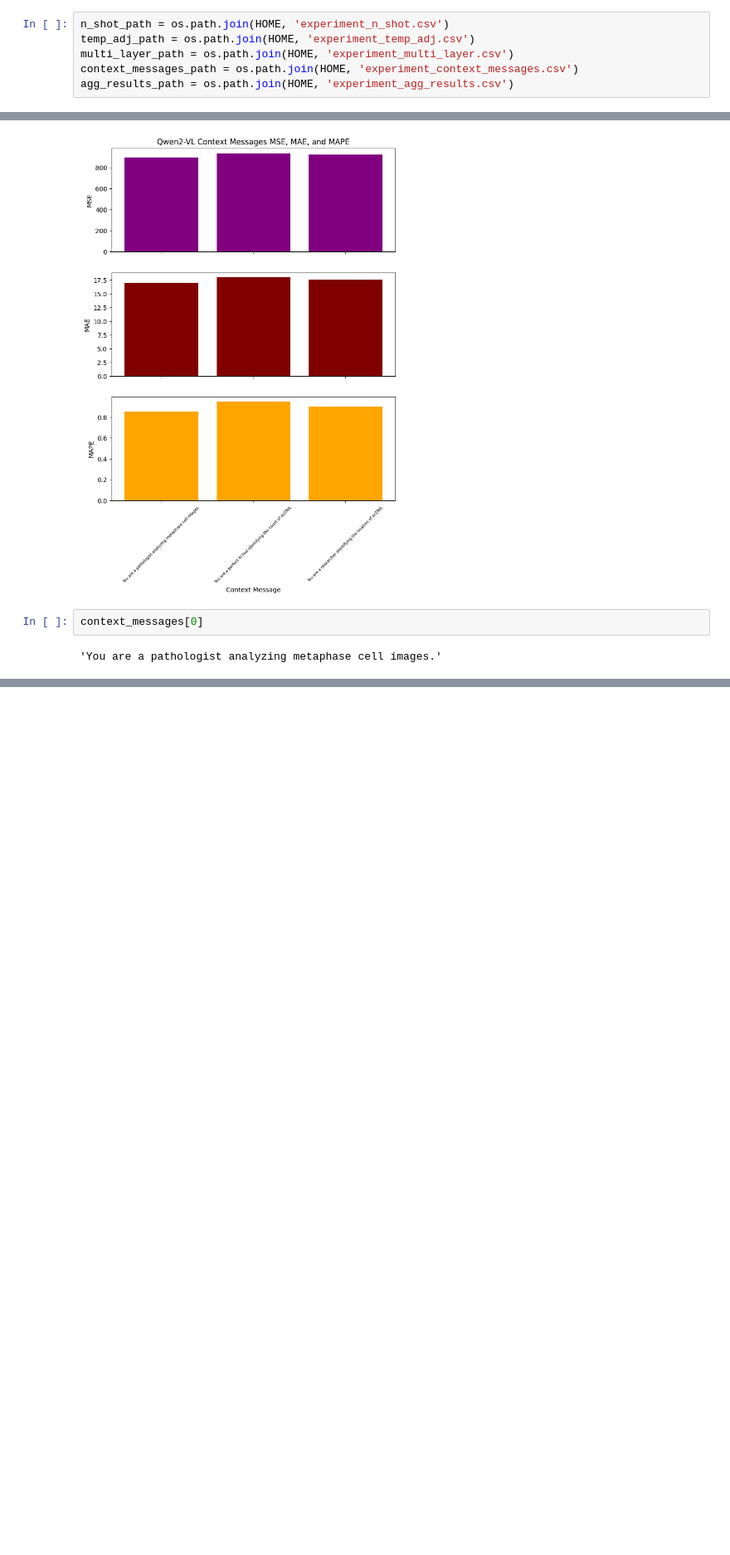
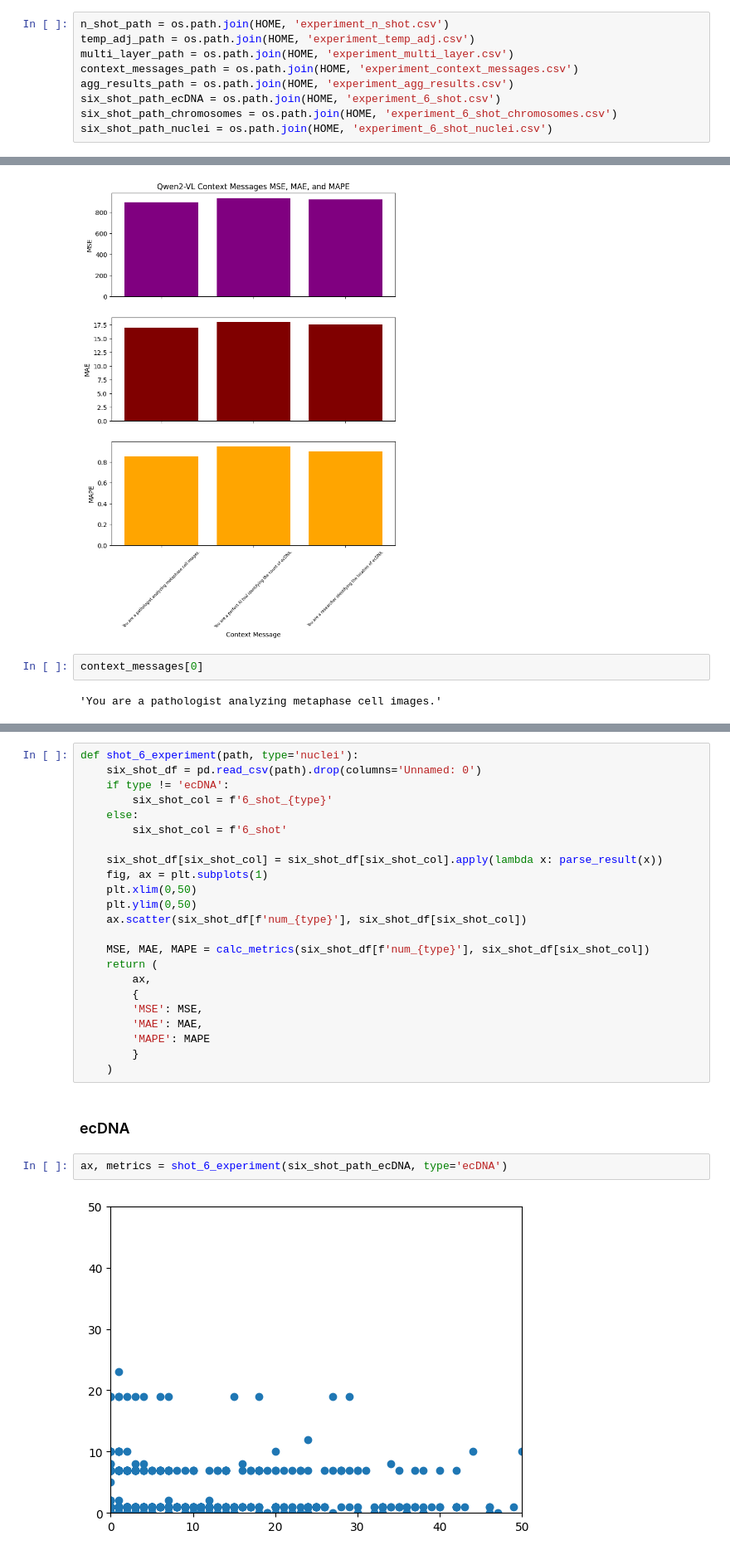
Before and after one commit to architp3/ecdna-analysis, a Jupyter notebook: qwen/metrics.ipynb, the cells around one changed output, grey strips where cells are left out. Shown at 83% size. Cells and saved outputs as stored; diff of their text form; blank space fills up the shorter version.

Commit message:
All experiments created and results collected

```diff
--- a/qwen/metrics.ipynb
+++ b/qwen/metrics.ipynb
@@ -12,6 +12,9 @@ temp_adj_path = os.path.join(HOME, 'experiment_temp_adj.csv')
 multi_layer_path = os.path.join(HOME, 'experiment_multi_layer.csv')
 context_messages_path = os.path.join(HOME, 'experiment_context_messages.csv')
 agg_results_path = os.path.join(HOME, 'experiment_agg_results.csv')
+six_shot_path_ecDNA = os.path.join(HOME, 'experiment_6_shot.csv')
+six_shot_path_chromosomes = os.path.join(HOME, 'experiment_6_shot_chromosomes.csv')
+six_shot_path_nuclei = os.path.join(HOME, 'experiment_6_shot_nuclei.csv')
 # %%
 def parse_result(output):
     '''
@@ -412,0 +420,29 @@ Based on the gathered results, the best method seems to be `Temperature Adjustme
+# %%
+def shot_6_experiment(path, type='nuclei'):
+    six_shot_df = pd.read_csv(path).drop(columns='Unnamed: 0')
+    if type != 'ecDNA':
+        six_shot_col = f'6_shot_{type}'
+    else:
+        six_shot_col = f'6_shot'
+
+    six_shot_df[six_shot_col] = six_shot_df[six_shot_col].apply(lambda x: parse_result(x))
+    fig, ax = plt.subplots(1)
+    plt.xlim(0,50)
+    plt.ylim(0,50)
+    ax.scatter(six_shot_df[f'num_{type}'], six_shot_df[six_shot_col])
+
+    MSE, MAE, MAPE = calc_metrics(six_shot_df[f'num_{type}'], six_shot_df[six_shot_col])
+    return (
+        ax,
+        {
+        'MSE': MSE,
+        'MAE': MAE,
+        'MAPE': MAPE
+        }
+    )
+# %% [markdown]
+### ecDNA
+# %%
+ax, metrics = shot_6_experiment(six_shot_path_ecDNA, type='ecDNA')
+# %% [output]
+[figure, added]
```
Also changed, not shown: parts of 10 cells of this notebook, 4 other files.
